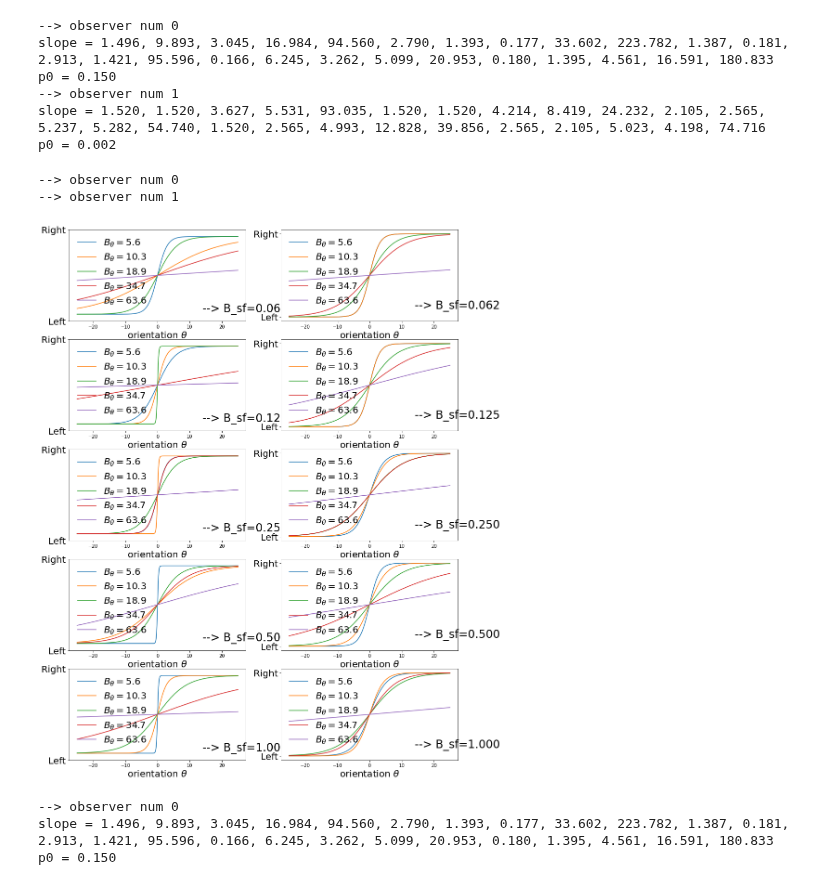
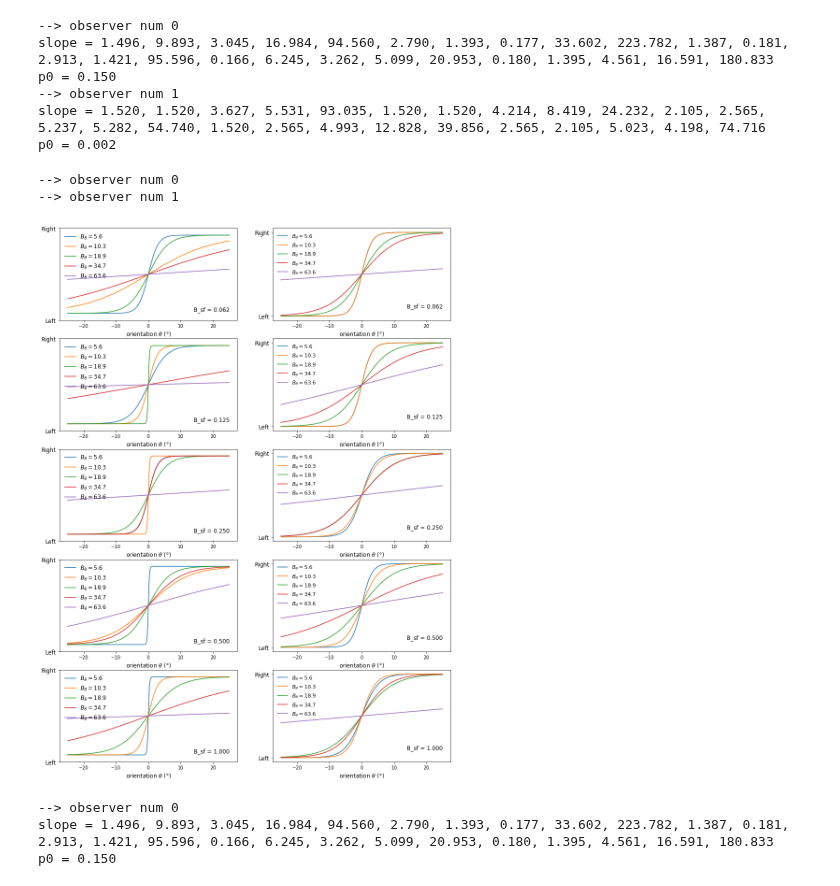
Before and after one commit to jennafradin/MSc-Internship, a Jupyter notebook: Notebooks/W17/39_analysis_joint_fit.ipynb, the cells around one changed output. Drawn from its saved outputs; the diff is of its cells as text; code cells hidden in the pictures.

```diff
--- a/Notebooks/W17/39_analysis_joint_fit.ipynb
+++ b/Notebooks/W17/39_analysis_joint_fit.ipynb
@@ -206,34 +211,34 @@ p0 = 0.002
 # %%
 fig, axs = plt.subplots(len(B_sf_list), len(subj_data_list), figsize=(15, 21))
 for num, data in enumerate(subj_data_list) :
     print('--> observer num', num)
     x_values = np.linspace(-25, 25, 400)
 
     for i_B_sf, B_sf in enumerate(B_sf_list):
         if len(subj_data_list)>1:
             ax = axs[i_B_sf][num]
         else:
             ax = axs[i_B_sf]
 
         #colors = plt.cm.inferno(np.linspace(1, .2, len(B_thetas))) #tc colormap
 
         for i_B_theta, B_theta in enumerate(B_theta_list):
             i_condition = i_B_theta + i_B_sf*len(B_theta_list)
             conditions = i_condition*np.ones_like(x_values)
             y_values = results[num](torch.Tensor(x_values),
                                       torch.ByteTensor(conditions)).detach().numpy()
             ax.plot(x_values, y_values, label=r'$B_\theta=%s$' % f'{B_theta:.1f}')
 
-        ax.set_xlabel(r"orientation $\theta$", fontsize=20)
+        ax.set_xlabel(r"orientation $\theta$ (°)", fontsize=12)
         ax.set_yticks([0.0, 1.0])
-        ax.set_yticklabels(["Left", "Right"], fontsize=20)
-        ax.legend(fontsize=20, frameon=False, scatterpoints=6)
-        if num==0:  ax.legend(fontsize=20, frameon=False, scatterpoints=6)
-        ax.text(14, 0.1, f'--> B_sf={B_sf:.3f}', fontsize=24)
+        ax.set_yticklabels(["Left", "Right"], fontsize=12)
+        ax.legend(fontsize=11, frameon=False, scatterpoints=6)
+        if num==0:  ax.legend(fontsize=12, frameon=False, scatterpoints=6)
+        ax.text(14, 0.1, f'B_sf = {B_sf:.3f}', fontsize=12)
 # %% [output]
 --> observer num 0
 --> observer num 1
-[figure, old version]
+[figure, new version]
 # %%
 for num, data in enumerate(subj_data_list) :
     print('--> observer num', num)
```
Also changed, not shown: parts of 4 cells of this notebook, 2 other files.
